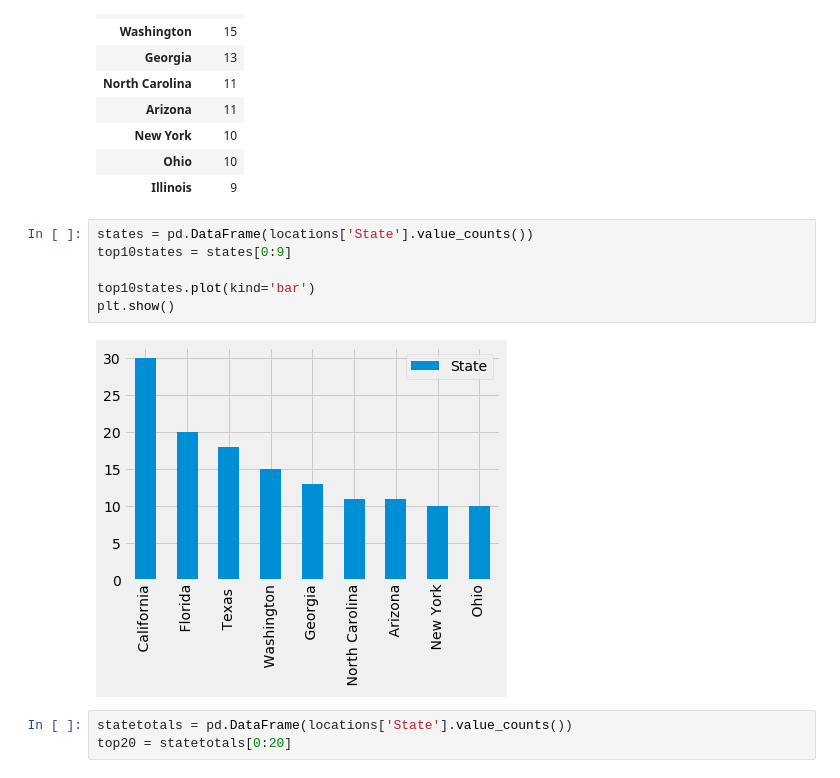
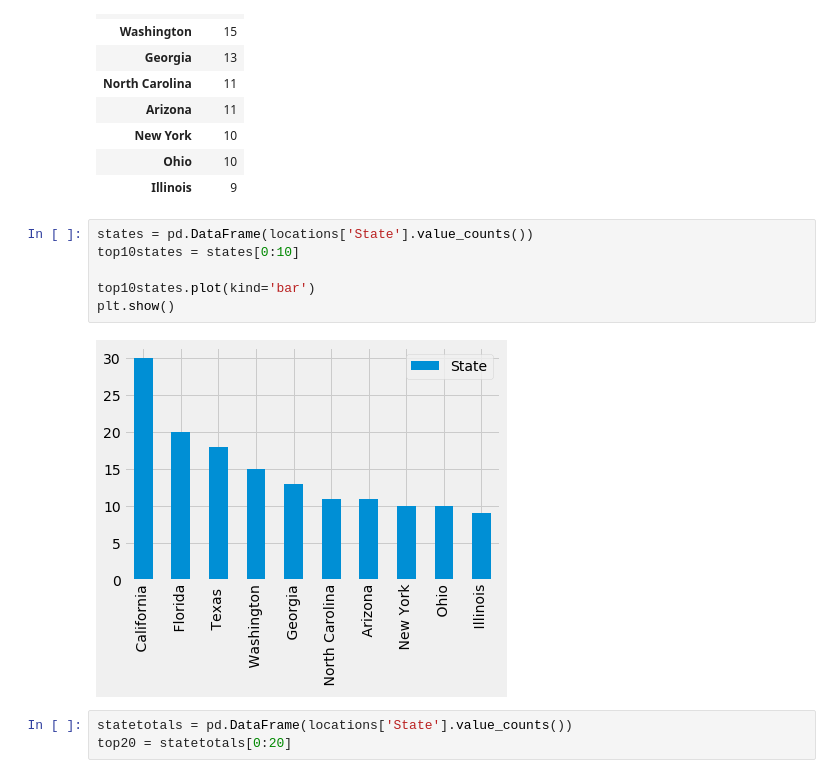
Before and after one commit to chasekregor/AnalyzingUSMassShootings, a Jupyter notebook: chasingdatausmassshootings.ipynb, the cells around one changed output. Saved outputs shown, nothing was run; the diff lists cells and outputs as text.

```diff
--- a/chasingdatausmassshootings.ipynb
+++ b/chasingdatausmassshootings.ipynb
@@ -301,12 +301,12 @@ statetotals.head(n=10)
 | Illinois | 9 |
 # %%
 states = pd.DataFrame(locations['State'].value_counts())
-top10states = states[0:9]
+top10states = states[0:10]
 
 top10states.plot(kind='bar')
 plt.show()
 # %% [output]
-[figure, old version]
+[figure, new version]
 # %%
 statetotals = pd.DataFrame(locations['State'].value_counts())
 top20 = statetotals[0:20]
```
Also changed, not shown: parts of 3 cells of this notebook.
